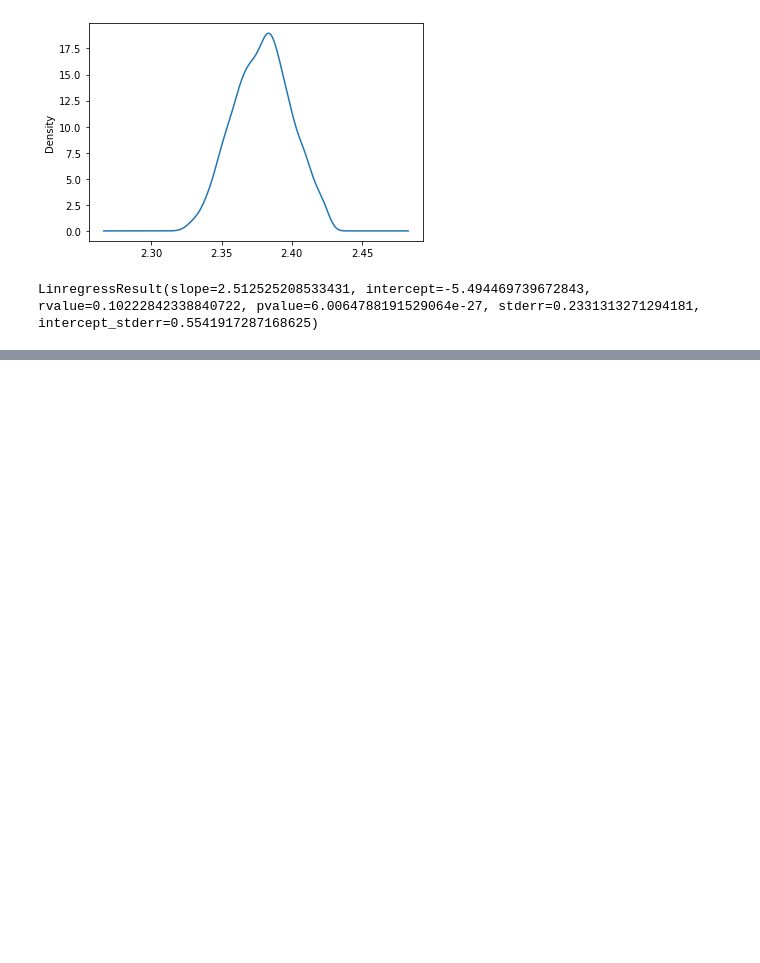
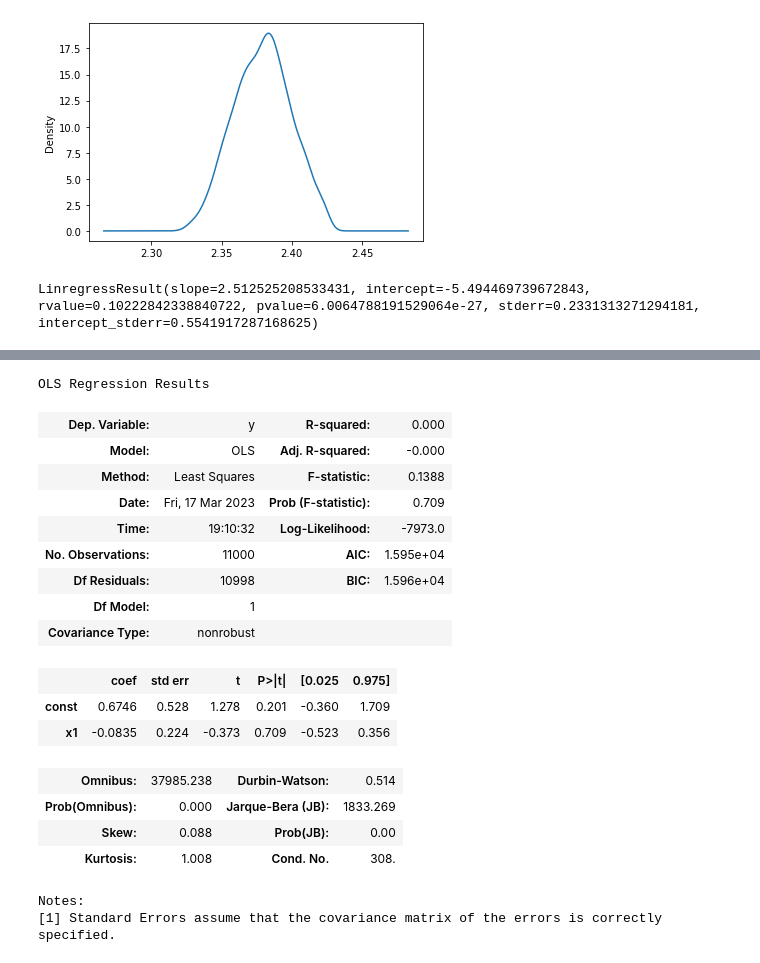
Before and after one commit to econ-ark/KrusellSmith, a Jupyter notebook: Code/Python/KrusellSmith.ipynb, the cells around one changed output, grey strips where cells are left out. Cells and saved outputs as stored; diff of their text form; code cells hidden in the pictures; blank space fills up the shorter version.

```diff
--- a/Code/Python/KrusellSmith.ipynb
+++ b/Code/Python/KrusellSmith.ipynb
@@ -848,3 +848,32 @@ Notes:
 [1] Standard Errors assume that the covariance matrix of the errors is correctly specified.
 [2] The condition number is large, 4.19e+03. This might indicate that there are
 strong multicollinearity or other numerical problems.
+# %%
+X = np.array(dataframe["Wnow"] /  dataframe["Rnow"])
+X = sm.add_constant(X)
+Y = np.array(dataframe["MrkvNow"])
+
+model = sm.OLS(Y,X)
+results = model.fit()
+# %%
+results.summary()
+# %% [output]
+OLS Regression Results
+| Dep. Variable: | y | R-squared: | 0.000 |
+| Model: | OLS | Adj. R-squared: | -0.000 |
+| Method: | Least Squares | F-statistic: | 0.1388 |
+| Date: | Fri, 17 Mar 2023 | Prob (F-statistic): | 0.709 |
+| Time: | 19:10:32 | Log-Likelihood: | -7973.0 |
+| No. Observations: | 11000 | AIC: | 1.595e+04 |
+| Df Residuals: | 10998 | BIC: | 1.596e+04 |
+| Df Model: | 1 |  |  |
+| Covariance Type: | nonrobust |  |  |
+|  | coef | std err | t | P>|t| | [0.025 | 0.975] |
+| const | 0.6746 | 0.528 | 1.278 | 0.201 | -0.360 | 1.709 |
+| x1 | -0.0835 | 0.224 | -0.373 | 0.709 | -0.523 | 0.356 |
+| Omnibus: | 37985.238 | Durbin-Watson: | 0.514 |
+| Prob(Omnibus): | 0.000 | Jarque-Bera (JB): | 1833.269 |
+| Skew: | 0.088 | Prob(JB): | 0.00 |
+| Kurtosis: | 1.008 | Cond. No. | 308. |
+Notes:
+[1] Standard Errors assume that the covariance matrix of the errors is correctly specified.
```
Also changed, not shown: parts of 2 cells of this notebook, 3 other files.
